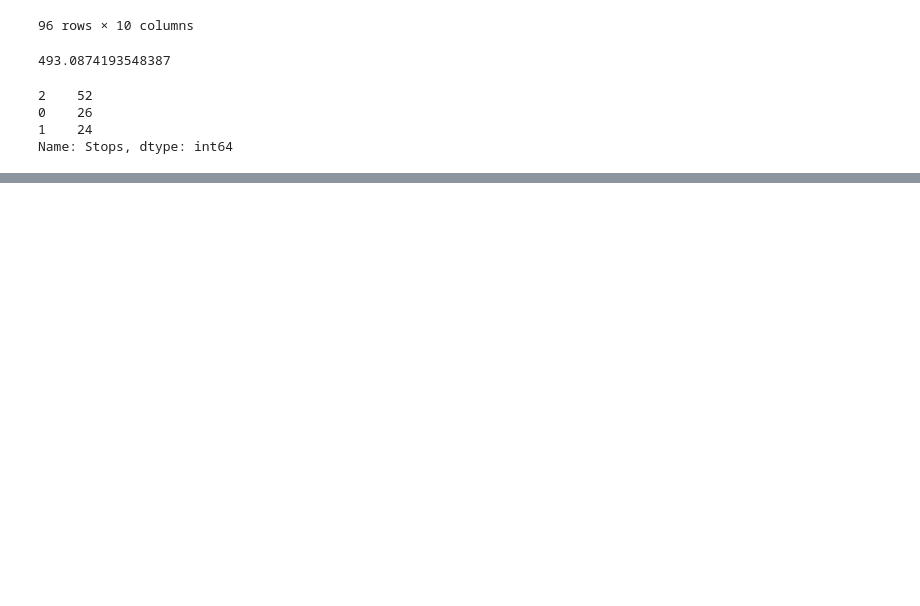
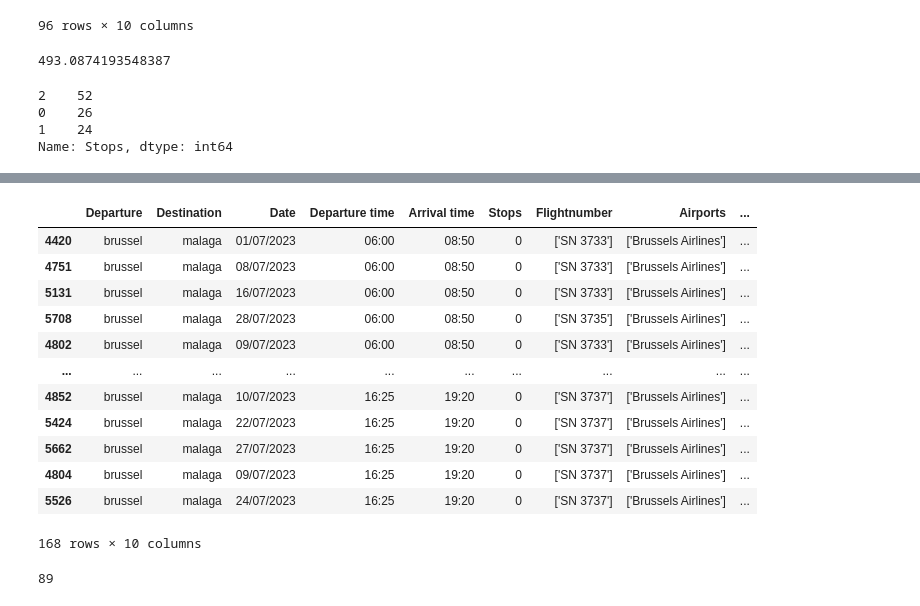
Before and after one commit to kyanamarckx/Data-Engineering-Project, a Jupyter notebook: notebooks/BrusselsAirlines.ipynb, the cells around one changed output, grey strips where cells are left out. Drawn from its saved outputs; the diff is of its cells as text; code cells hidden in the pictures; blank space fills up the shorter version.

```diff
--- a/notebooks/BrusselsAirlines.ipynb
+++ b/notebooks/BrusselsAirlines.ipynb
@@ -261,0 +329,27 @@ Name: Stops, dtype: int64
+# %%
+MalagaArrivalJuli = df[(df["Destination"] == "malaga") & (df["Date"].str.contains("/07/2023")) & (df["Price"] != "None")]
+MalagaArrivalJuliSort = MalagaArrivalJuli.sort_values(by="Arrival time")
+MalagaArrivalJuliSort
+# %% [output]
+|  | Departure | Destination | Date | Departure time | Arrival time | Stops | Flightnumber | Airports | ... |
+| 4420 | brussel | malaga | 01/07/2023 | 06:00 | 08:50 | 0 | ['SN 3733'] | ['Brussels Airlines'] | ... |
+| 4751 | brussel | malaga | 08/07/2023 | 06:00 | 08:50 | 0 | ['SN 3733'] | ['Brussels Airlines'] | ... |
+| 5131 | brussel | malaga | 16/07/2023 | 06:00 | 08:50 | 0 | ['SN 3733'] | ['Brussels Airlines'] | ... |
+| 5708 | brussel | malaga | 28/07/2023 | 06:00 | 08:50 | 0 | ['SN 3735'] | ['Brussels Airlines'] | ... |
+| 4802 | brussel | malaga | 09/07/2023 | 06:00 | 08:50 | 0 | ['SN 3733'] | ['Brussels Airlines'] | ... |
+| ... | ... | ... | ... | ... | ... | ... | ... | ... | ... |
+| 4852 | brussel | malaga | 10/07/2023 | 16:25 | 19:20 | 0 | ['SN 3737'] | ['Brussels Airlines'] | ... |
+| 5424 | brussel | malaga | 22/07/2023 | 16:25 | 19:20 | 0 | ['SN 3737'] | ['Brussels Airlines'] | ... |
+| 5662 | brussel | malaga | 27/07/2023 | 16:25 | 19:20 | 0 | ['SN 3737'] | ['Brussels Airlines'] | ... |
+| 4804 | brussel | malaga | 09/07/2023 | 16:25 | 19:20 | 0 | ['SN 3737'] | ['Brussels Airlines'] | ... |
+| 5526 | brussel | malaga | 24/07/2023 | 16:25 | 19:20 | 0 | ['SN 3737'] | ['Brussels Airlines'] | ... |
+168 rows × 10 columns
+# %%
+start_date = '06/06/2023'
+end_date = '07/07/2023'
+
+rhodesFlights = df[(df['Destination'] == 'rhodes') & (pd.to_datetime(df['Date'], format='%d/%m/%Y').between(start_date, end_date, inclusive="both")) & (~df['Price'].isin(['None', 'NaN']))]
+amountFlights = len(rhodesFlights)
+amountFlights
+# %% [output]
+89
```
Also changed, not shown: parts of 22 cells of this notebook, 2 other files.
